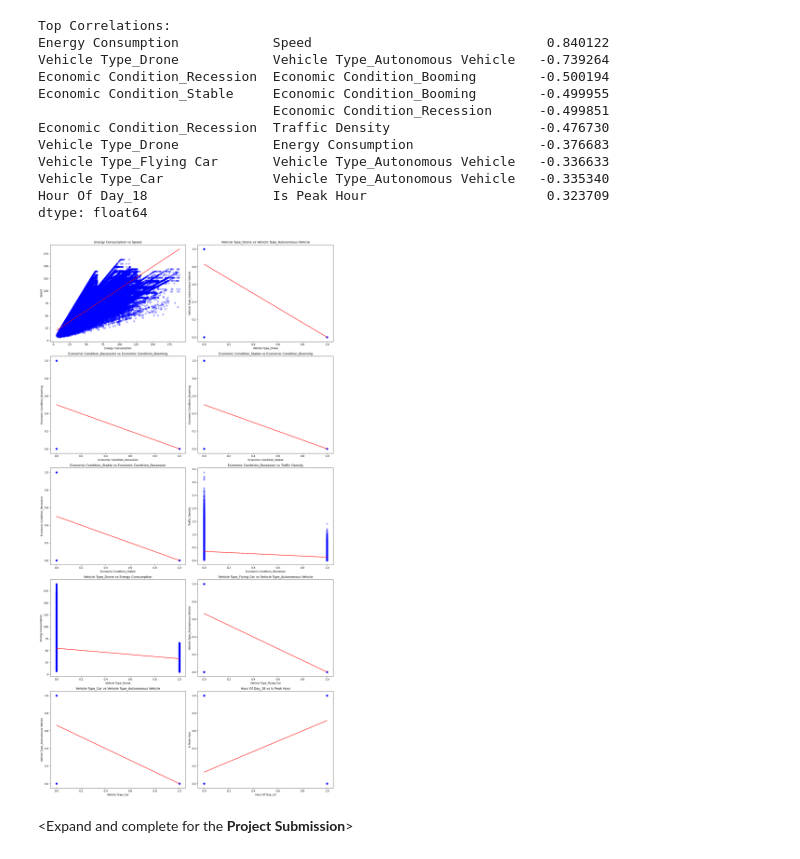
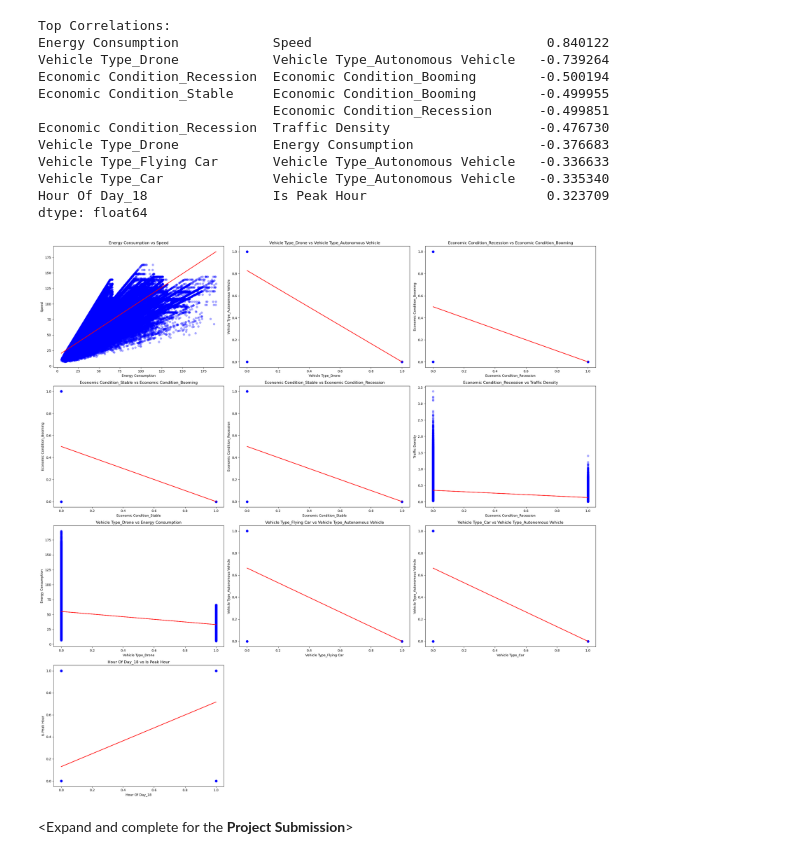
Before and after one commit to zoe-becker/ML-Traffic-Analysis, a Jupyter notebook: ProjectProgress.ipynb, the cells around one changed output. Saved outputs shown, nothing was run; the diff lists cells and outputs as text; code cells hidden in the pictures.

```diff
--- a/ProjectProgress.ipynb
+++ b/ProjectProgress.ipynb
@@ -326,36 +326,36 @@ top_correlations = [
     ('Vehicle Type_Drone', 'Energy Consumption'),
     ('Vehicle Type_Flying Car', 'Vehicle Type_Autonomous Vehicle'),
     ('Vehicle Type_Car', 'Vehicle Type_Autonomous Vehicle'),
     ('Hour Of Day_18', 'Is Peak Hour')
 ]
 
 # Calculate number of subplots needed
 num_plots = len(top_correlations)
-num_columns = 2  # Number of columns in the subplot grid
+num_columns = 3  # Number of columns in the subplot grid
 num_rows = num_plots // num_columns + (num_plots % num_columns > 0)
 
 # Create a large figure to hold all subplots
-plt.figure(figsize=(num_columns * 8, num_rows * 6))  # Adjust figure size as needed
+plt.figure(figsize=(num_columns * 8, num_rows * 6))
 
 # Loop through the list of top correlations and create a subplot for each
 for index, (feature1, feature2) in enumerate(top_correlations, start=1):
     ax = plt.subplot(num_rows, num_columns, index)
 
     # Plot scatter plot
     plt.scatter(df_encoded[feature1], df_encoded[feature2], alpha=0.3, color='blue')
 
     # Calculate the linear fit line
     m, b = np.polyfit(df_encoded[feature1], df_encoded[feature2], 1)
     plt.plot(df_encoded[feature1], m*df_encoded[feature1] + b, color='red')  # Plotting the line
 
     plt.title(f'{feature1} vs {feature2}')
     plt.xlabel(feature1)
     plt.ylabel(feature2)
 
 plt.tight_layout()  # Adjust layout to prevent label overlap
 plt.show()
 # %% [output]
-[figure, old version]
+[figure, new version]
 # %% [markdown]
 <Expand and complete for the **Project Submission**>
 <!-- * Describe the methods you explored (usually algorithms, or data wrangling approaches).
```
